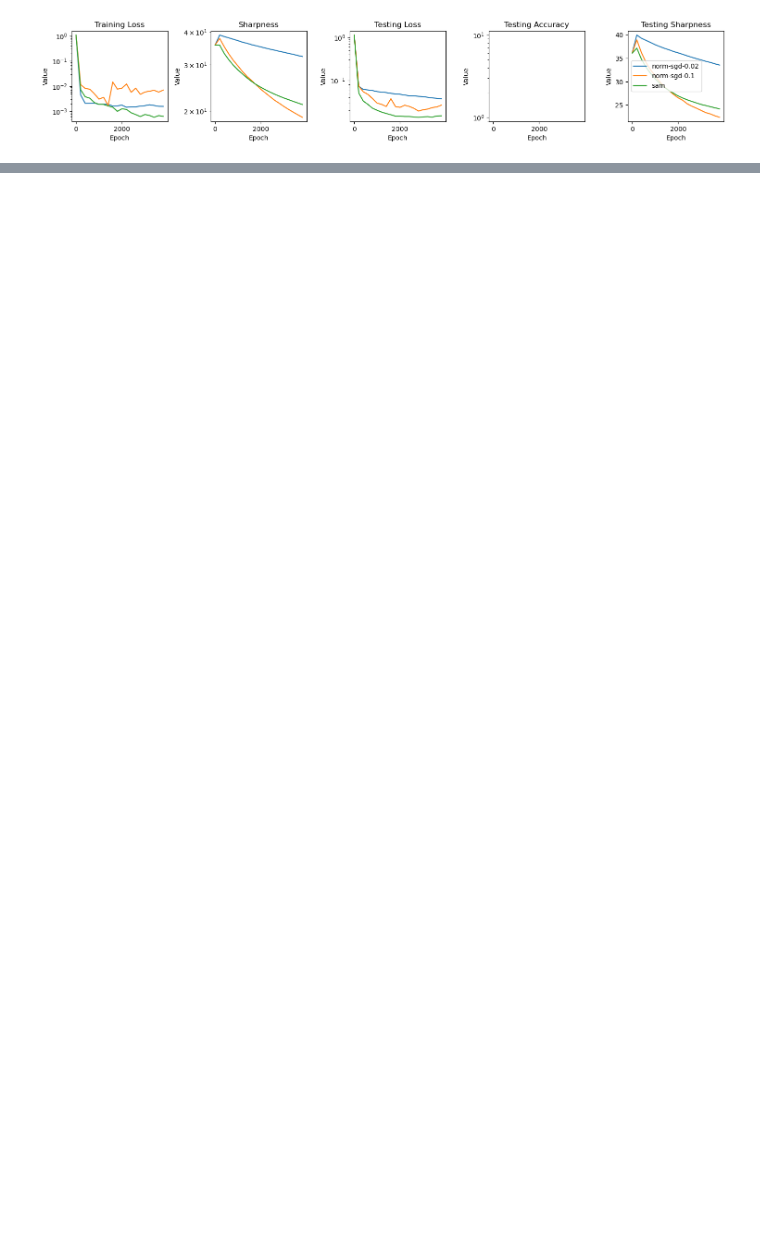
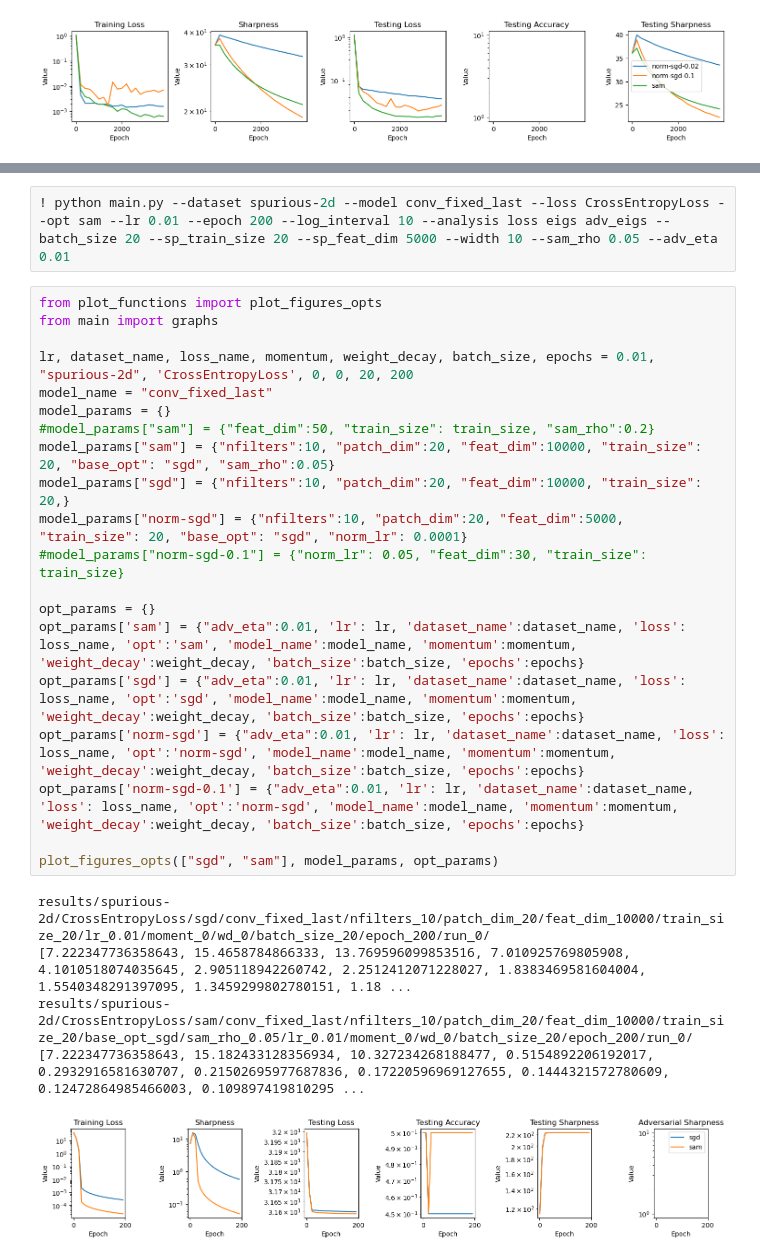
Before and after one commit to lucmonl/mlopt, a Jupyter notebook: notebook/sharpness-generalization.ipynb, the cells around one changed output, grey strips where cells are left out. Saved outputs shown, nothing was run; the diff lists cells and outputs as text; blank space fills up the shorter version.

```diff
--- a/notebook/sharpness-generalization.ipynb
+++ b/notebook/sharpness-generalization.ipynb
@@ -552,0 +580,28 @@ with open(f'../{directory}train_graphs.pk', 'rb') as f:
+# %%
+! python main.py --dataset spurious-2d --model conv_fixed_last --loss CrossEntropyLoss --opt sam --lr 0.01 --epoch 200 --log_interval 10 --analysis loss eigs adv_eigs --batch_size 20 --sp_train_size 20 --sp_feat_dim 5000 --width 10 --sam_rho 0.05 --adv_eta 0.01
+# %%
+from plot_functions import plot_figures_opts
+from main import graphs
+
+lr, dataset_name, loss_name, momentum, weight_decay, batch_size, epochs = 0.01, "spurious-2d", 'CrossEntropyLoss', 0, 0, 20, 200
+model_name = "conv_fixed_last"
+model_params = {}
+#model_params["sam"] = {"feat_dim":50, "train_size": train_size, "sam_rho":0.2}
+model_params["sam"] = {"nfilters":10, "patch_dim":20, "feat_dim":10000, "train_size": 20, "base_opt": "sgd", "sam_rho":0.05}
+model_params["sgd"] = {"nfilters":10, "patch_dim":20, "feat_dim":10000, "train_size": 20,}
+model_params["norm-sgd"] = {"nfilters":10, "patch_dim":20, "feat_dim":5000, "train_size": 20, "base_opt": "sgd", "norm_lr": 0.0001}
+#model_params["norm-sgd-0.1"] = {"norm_lr": 0.05, "feat_dim":30, "train_size": train_size}
+
+opt_params = {}
+opt_params['sam'] = {"adv_eta":0.01, 'lr': lr, 'dataset_name':dataset_name, 'loss': loss_name, 'opt':'sam', 'model_name':model_name, 'momentum':momentum, 'weight_decay':weight_decay, 'batch_size':batch_size, 'epochs':epochs}
+opt_params['sgd'] = {"adv_eta":0.01, 'lr': lr, 'dataset_name':dataset_name, 'loss': loss_name, 'opt':'sgd', 'model_name':model_name, 'momentum':momentum, 'weight_decay':weight_decay, 'batch_size':batch_size, 'epochs':epochs}
+opt_params['norm-sgd'] = {"adv_eta":0.01, 'lr': lr, 'dataset_name':dataset_name, 'loss': loss_name, 'opt':'norm-sgd', 'model_name':model_name, 'momentum':momentum, 'weight_decay':weight_decay, 'batch_size':batch_size, 'epochs':epochs}
+opt_params['norm-sgd-0.1'] = {"adv_eta":0.01, 'lr': lr, 'dataset_name':dataset_name, 'loss': loss_name, 'opt':'norm-sgd', 'model_name':model_name, 'momentum':momentum, 'weight_decay':weight_decay, 'batch_size':batch_size, 'epochs':epochs}
+
+plot_figures_opts(["sgd", "sam"], model_params, opt_params)
+# %% [output]
+results/spurious-2d/CrossEntropyLoss/sgd/conv_fixed_last/nfilters_10/patch_dim_20/feat_dim_10000/train_size_20/lr_0.01/moment_0/wd_0/batch_size_20/epoch_200/run_0/
+[7.222347736358643, 15.4658784866333, 13.769596099853516, 7.010925769805908, 4.1010518074035645, 2.905118942260742, 2.2512412071228027, 1.8383469581604004, 1.5540348291397095, 1.3459299802780151, 1.18 ...
+results/spurious-2d/CrossEntropyLoss/sam/conv_fixed_last/nfilters_10/patch_dim_20/feat_dim_10000/train_size_20/base_opt_sgd/sam_rho_0.05/lr_0.01/moment_0/wd_0/batch_size_20/epoch_200/run_0/
+[7.222347736358643, 15.182433128356934, 10.327234268188477, 0.5154892206192017, 0.2932916581630707, 0.21502695977687836, 0.17220596969127655, 0.1444321572780609, 0.12472864985466003, 0.109897419810295 ...
+[figure, added]
```
Also changed, not shown: parts of 4 cells of this notebook, 7 other files.
